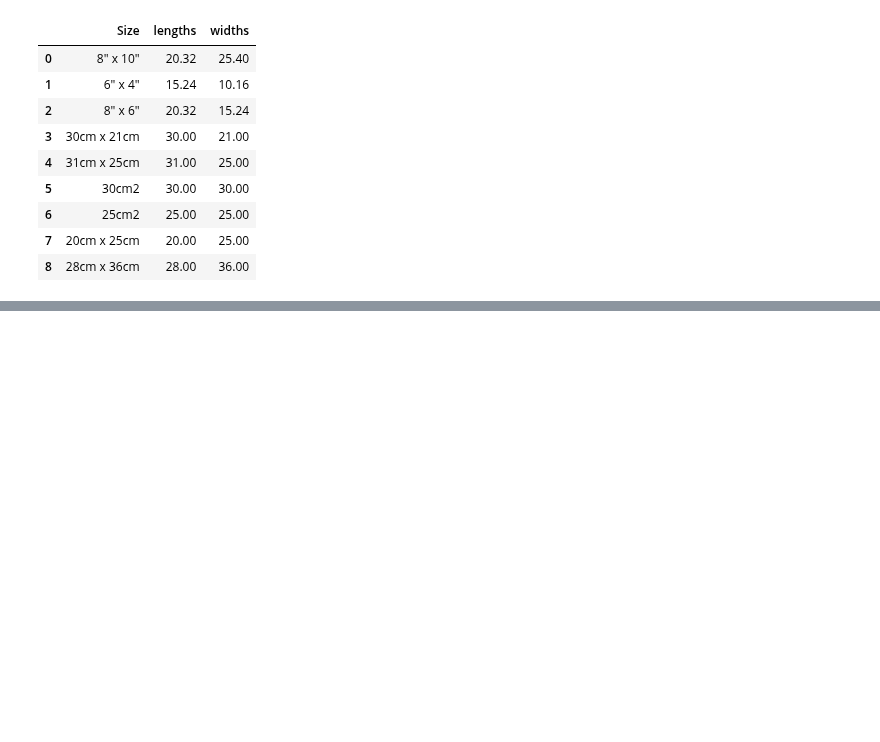
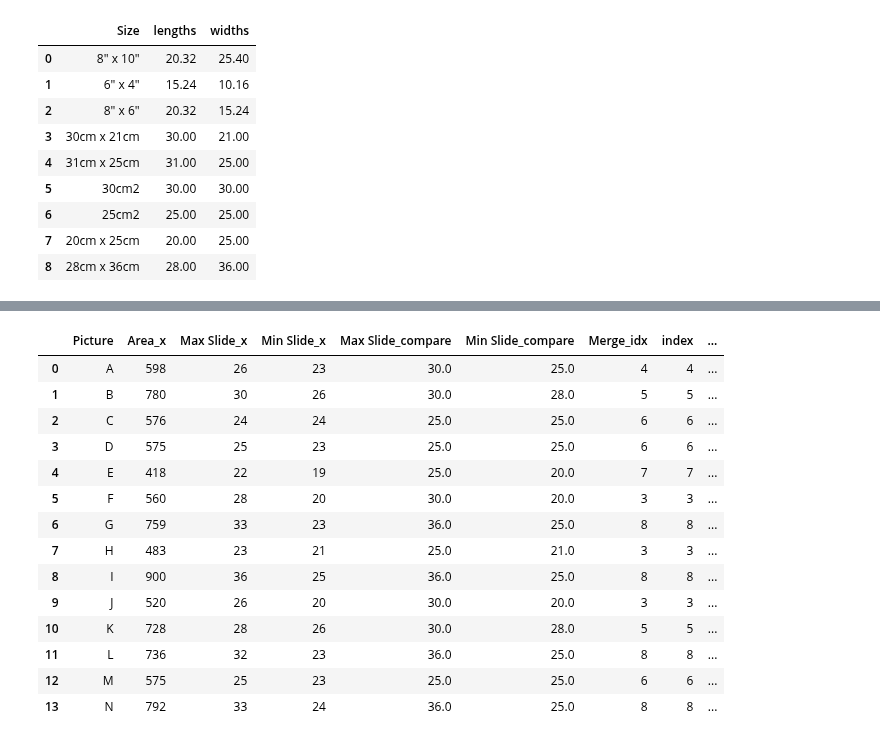
Before and after one commit to hyunjun33/Data_preprocessing, a Jupyter notebook: Preppin' Data 2021 Week 35 Challenge.ipynb, the cells around one changed output, grey strips where cells are left out. Saved outputs shown, nothing was run; the diff lists cells and outputs as text; code cells hidden in the pictures; blank space fills up the shorter version.

```diff
--- a/Preppin' Data 2021 Week 35 Challenge.ipynb
+++ b/Preppin' Data 2021 Week 35 Challenge.ipynb
@@ -242,0 +226,35 @@ frames
+# %%
+def key_for_merge(max_slide, min_slide):
+    idx_ = None
+    max_slide_frame = 100
+    min_slide_frame = 100
+    for i, max_value, min_value in zip(frames_max_idx, frames_max, frames_min):
+        if (max_slide <= max_value) & (min_slide <= min_value):
+            if (max_value <= max_slide_frame) & (min_value <= min_slide_frame):
+                idx_ = i
+                max_slide_frame = max_value
+                min_slide_frame = min_value
+        else: pass
+    return idx_
+# %%
+frames = frames.reset_index()
+# %%
+pictures["Merge_idx"] = pictures.apply(lambda x: key_for_merge(x["Max Slide"], x["Min Slide"]), axis=1)
+# %%
+pictures.merge(frames, how="left", left_on="Merge_idx", right_on="index")
+# %% [output]
+|  | Picture | Area_x | Max Slide_x | Min Slide_x | Max Slide_compare | Min Slide_compare | Merge_idx | index | ... |
+| 0 | A | 598 | 26 | 23 | 30.0 | 25.0 | 4 | 4 | ... |
+| 1 | B | 780 | 30 | 26 | 30.0 | 28.0 | 5 | 5 | ... |
+| 2 | C | 576 | 24 | 24 | 25.0 | 25.0 | 6 | 6 | ... |
+| 3 | D | 575 | 25 | 23 | 25.0 | 25.0 | 6 | 6 | ... |
+| 4 | E | 418 | 22 | 19 | 25.0 | 20.0 | 7 | 7 | ... |
+| 5 | F | 560 | 28 | 20 | 30.0 | 20.0 | 3 | 3 | ... |
+| 6 | G | 759 | 33 | 23 | 36.0 | 25.0 | 8 | 8 | ... |
+| 7 | H | 483 | 23 | 21 | 25.0 | 21.0 | 3 | 3 | ... |
+| 8 | I | 900 | 36 | 25 | 36.0 | 25.0 | 8 | 8 | ... |
+| 9 | J | 520 | 26 | 20 | 30.0 | 20.0 | 3 | 3 | ... |
+| 10 | K | 728 | 28 | 26 | 30.0 | 28.0 | 5 | 5 | ... |
+| 11 | L | 736 | 32 | 23 | 36.0 | 25.0 | 8 | 8 | ... |
+| 12 | M | 575 | 25 | 23 | 25.0 | 25.0 | 6 | 6 | ... |
+| 13 | N | 792 | 33 | 24 | 36.0 | 25.0 | 8 | 8 | ... |
```
Also changed, not shown: parts of 23 cells of this notebook.
